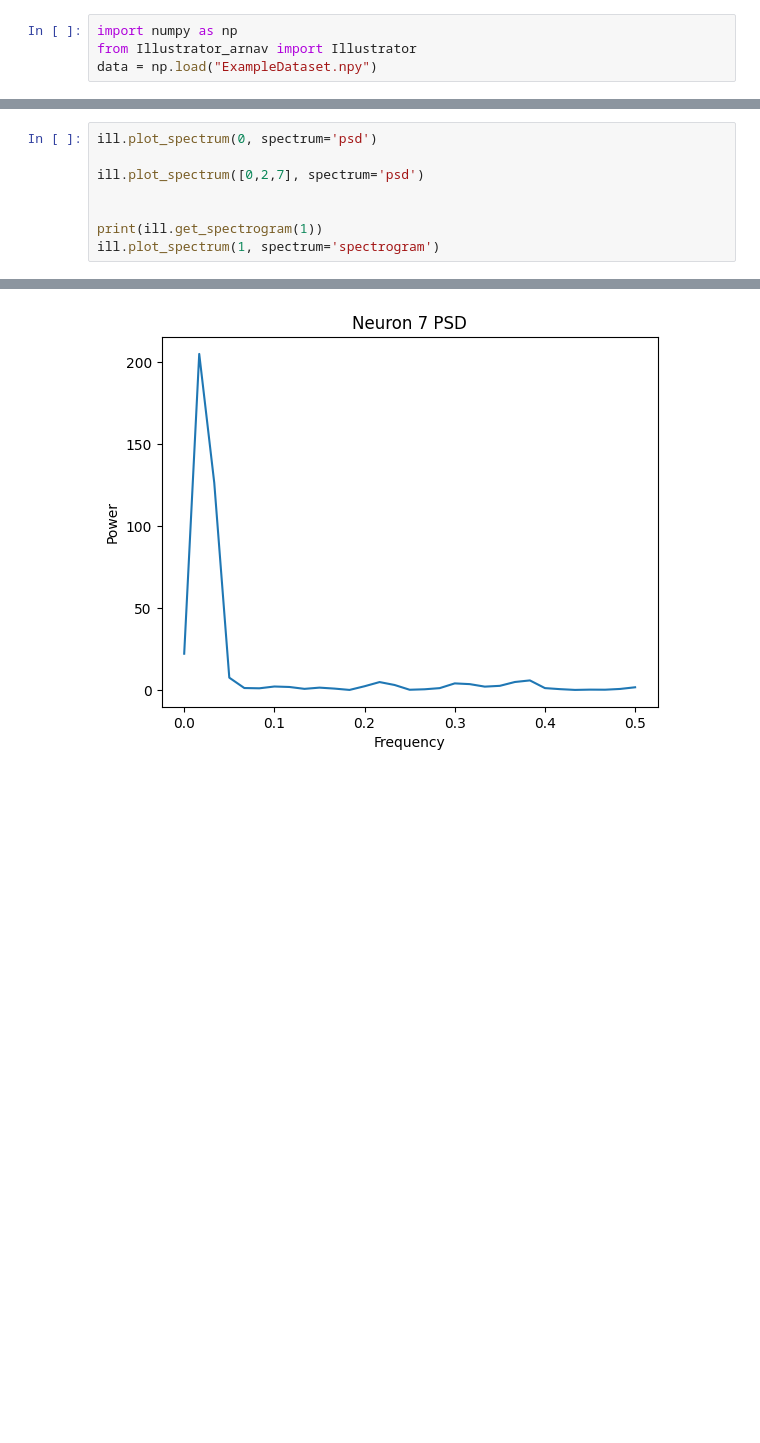
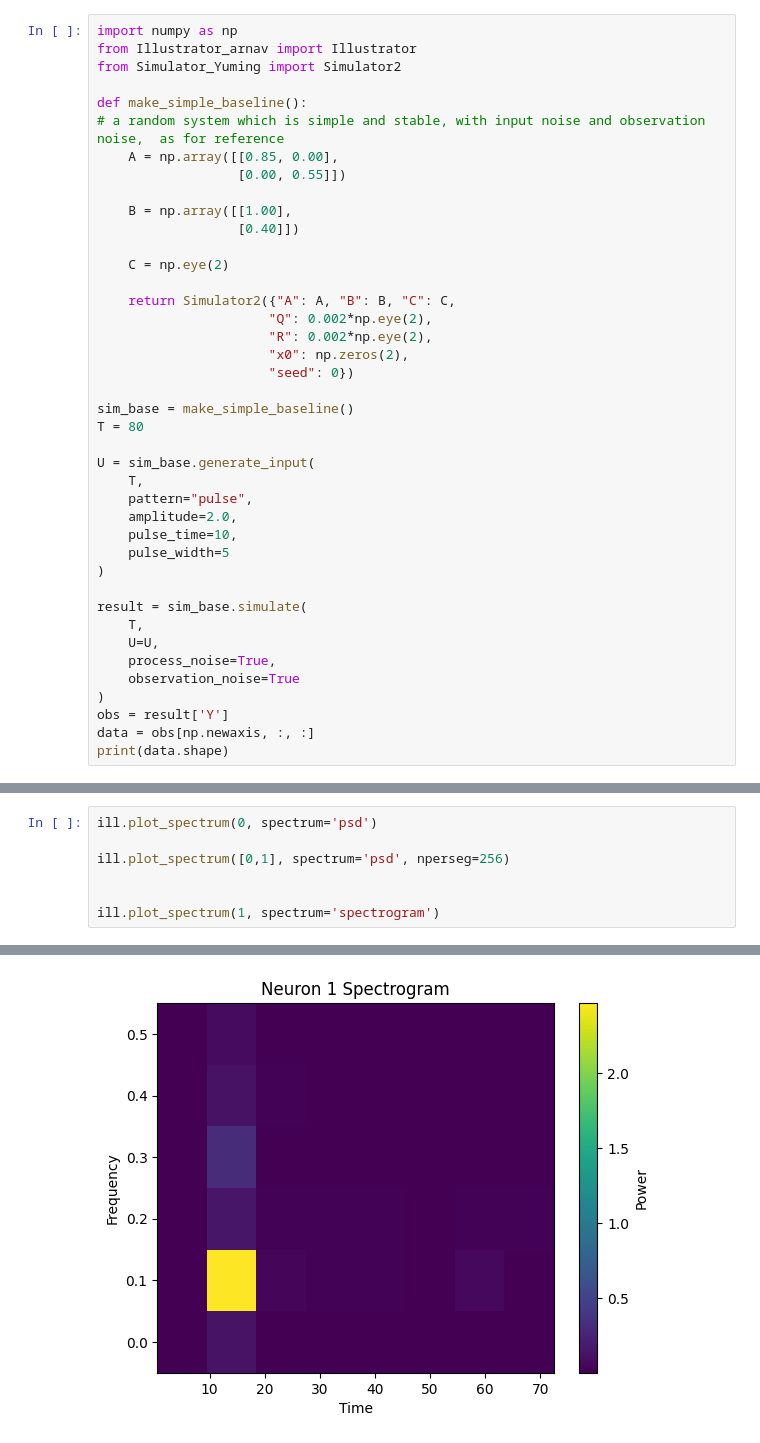
Before and after one commit to Hassan-Himaz/GG4, a Jupyter notebook: test_arnav.ipynb, the cells around one changed output, grey strips where cells are left out. Cells and saved outputs as stored; diff of their text form; blank space fills up the shorter version.

```diff
--- a/test_arnav.ipynb
+++ b/test_arnav.ipynb
@@ -1,4 +1,41 @@
 # %%
 import numpy as np
 from Illustrator_arnav import Illustrator
-data = np.load("ExampleDataset.npy")
+from Simulator_Yuming import Simulator2
+
+def make_simple_baseline():
+# a random system which is simple and stable, with input noise and observation noise,  as for reference
+    A = np.array([[0.85, 0.00],
+                  [0.00, 0.55]])
+
+    B = np.array([[1.00],
+                  [0.40]])
+
+    C = np.eye(2)
+
+    return Simulator2({"A": A, "B": B, "C": C,
+                      "Q": 0.002*np.eye(2),
+                      "R": 0.002*np.eye(2),
+                      "x0": np.zeros(2),
+                      "seed": 0})
+
+sim_base = make_simple_baseline()
+T = 80
+
+U = sim_base.generate_input(
+    T,
+    pattern="pulse",
+    amplitude=2.0,
+    pulse_time=10,
+    pulse_width=5
+)
+
+result = sim_base.simulate(
+    T,
+    U=U,
+    process_noise=True,
+    observation_noise=True
+)
+obs = result['Y']
+data = obs[np.newaxis, :, :]
+print(data.shape)
@@ -335,9 +322,8 @@ Max trial std for neuron 0: 0.000000
 # %%
 ill.plot_spectrum(0, spectrum='psd')
 
-ill.plot_spectrum([0,2,7], spectrum='psd')
+ill.plot_spectrum([0,1], spectrum='psd', nperseg=256)
 
 
-print(ill.get_spectrogram(1))
 ill.plot_spectrum(1, spectrum='spectrogram')
 # %% [output]
@@ -347 +333 @@ ill.plot_spectrum(1, spectrum='spectrogram')
-[figure, old version]
+[figure, new version]
```
Also changed, not shown: parts of 20 cells of this notebook, 2 other files.
